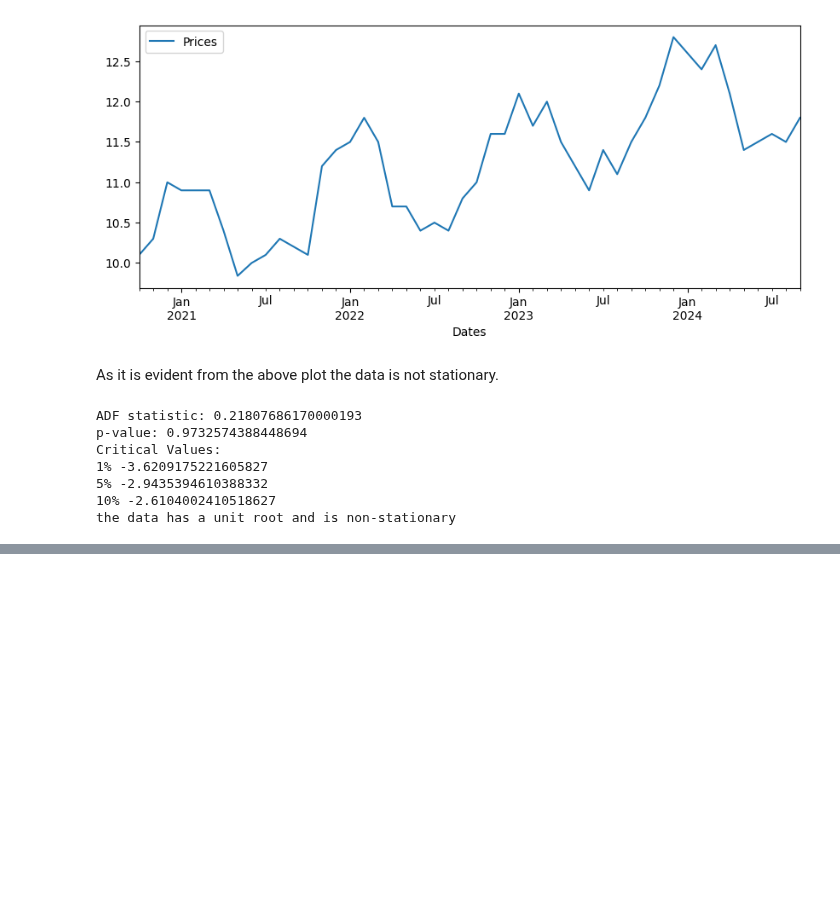
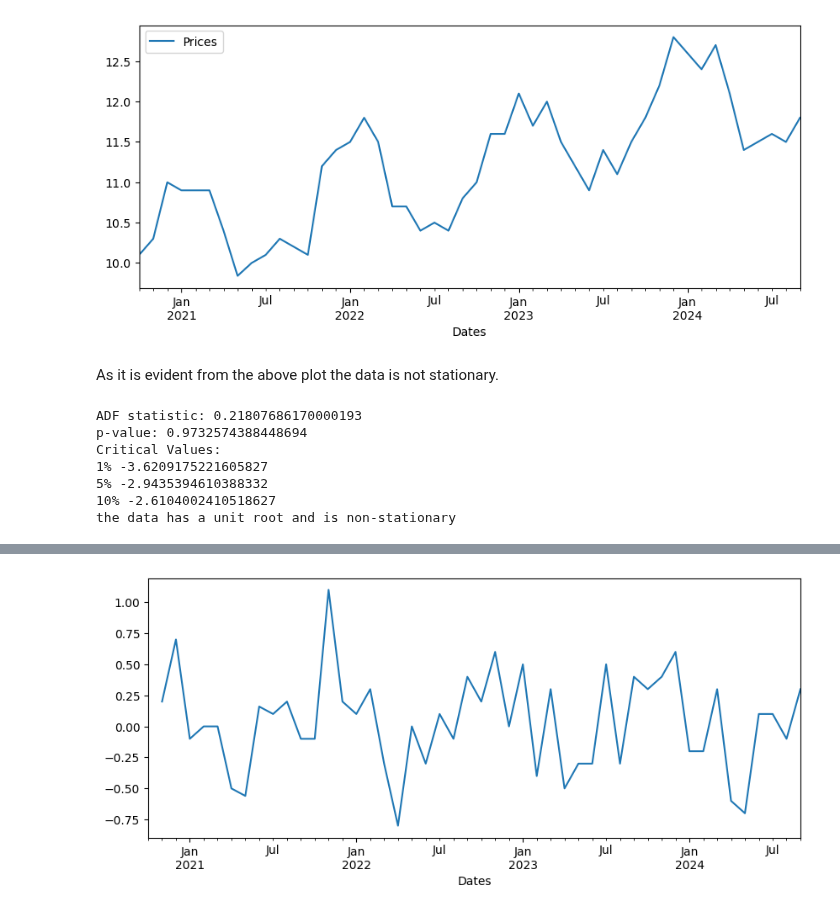
Before and after one commit to Akshay-Paunikar/Forage_Virtual_Internship_Program, a Jupyter notebook: JP Morgan Chase & Co/Quantitative Research/Task 1 - Investigate and analyze price data/Task_1_Investigate_and_analyze_price_data.ipynb, the cells around one changed output, grey strips where cells are left out. Drawn from its saved outputs; the diff is of its cells as text; code cells hidden in the pictures; blank space fills up the shorter version.

```diff
--- a/JP Morgan Chase & Co/Quantitative Research/Task 1 - Investigate and analyze price data/Task_1_Investigate_and_analyze_price_data.ipynb
+++ b/JP Morgan Chase & Co/Quantitative Research/Task 1 - Investigate and analyze price data/Task_1_Investigate_and_analyze_price_data.ipynb
@@ -174,3 +174,7 @@ Critical Values:
 5% -2.9435394610388332
 10% -2.6104002410518627
 the data has a unit root and is non-stationary
+# %%
+# let's perform 1st differncing and check for stationarity
+nat_gas['First_Diff_Price'] = nat_gas['Prices'] - nat_gas['Prices'].shift(1)
+nat_gas.head()
@@ -176,0 +189,5 @@ the data has a unit root and is non-stationary
+# %%
+nat_gas['First_Diff_Price'].plot(figsize=(10,4))
+plt.show()
+# %% [output]
+[figure, added]
```
Also changed, not shown: parts of 16 cells of this notebook.
